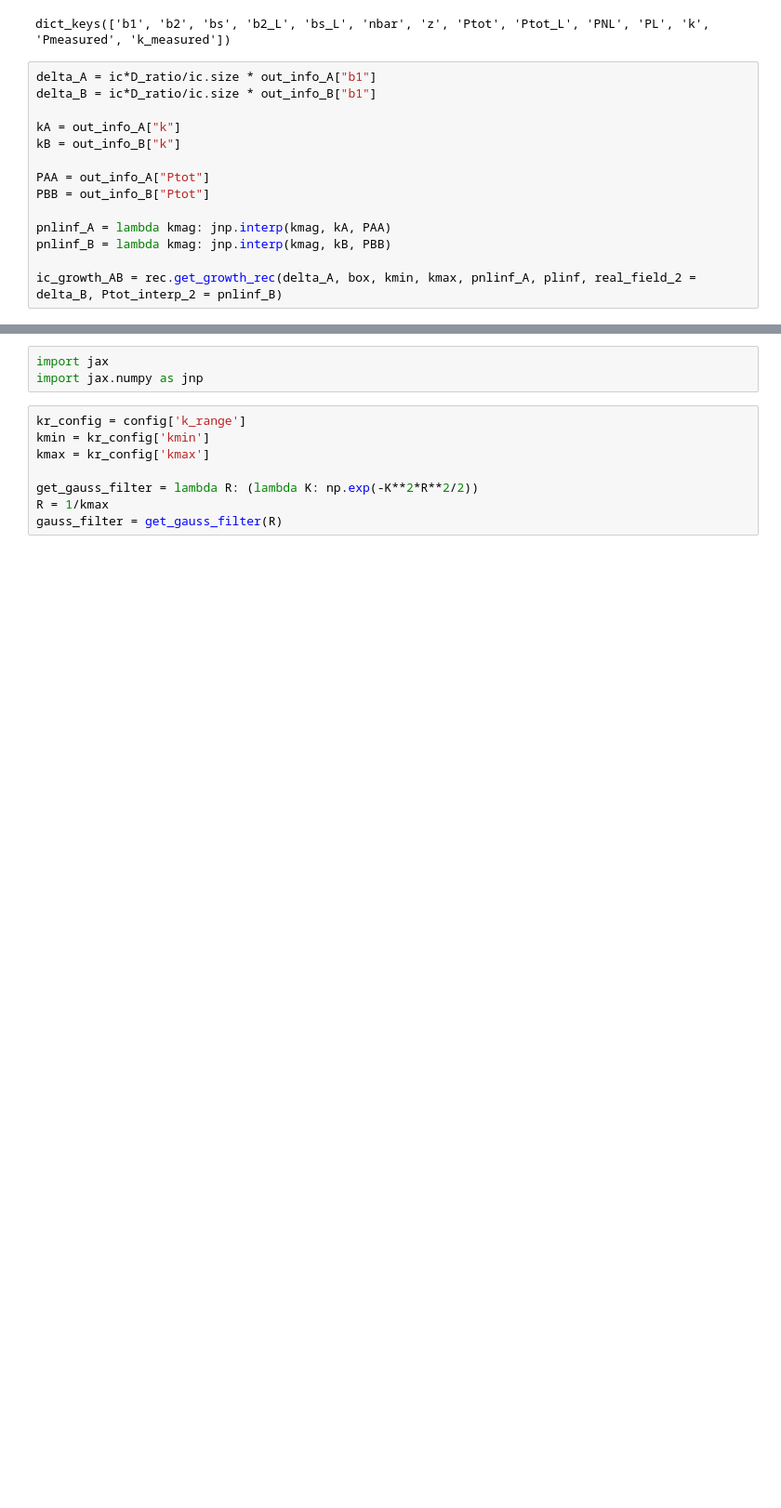
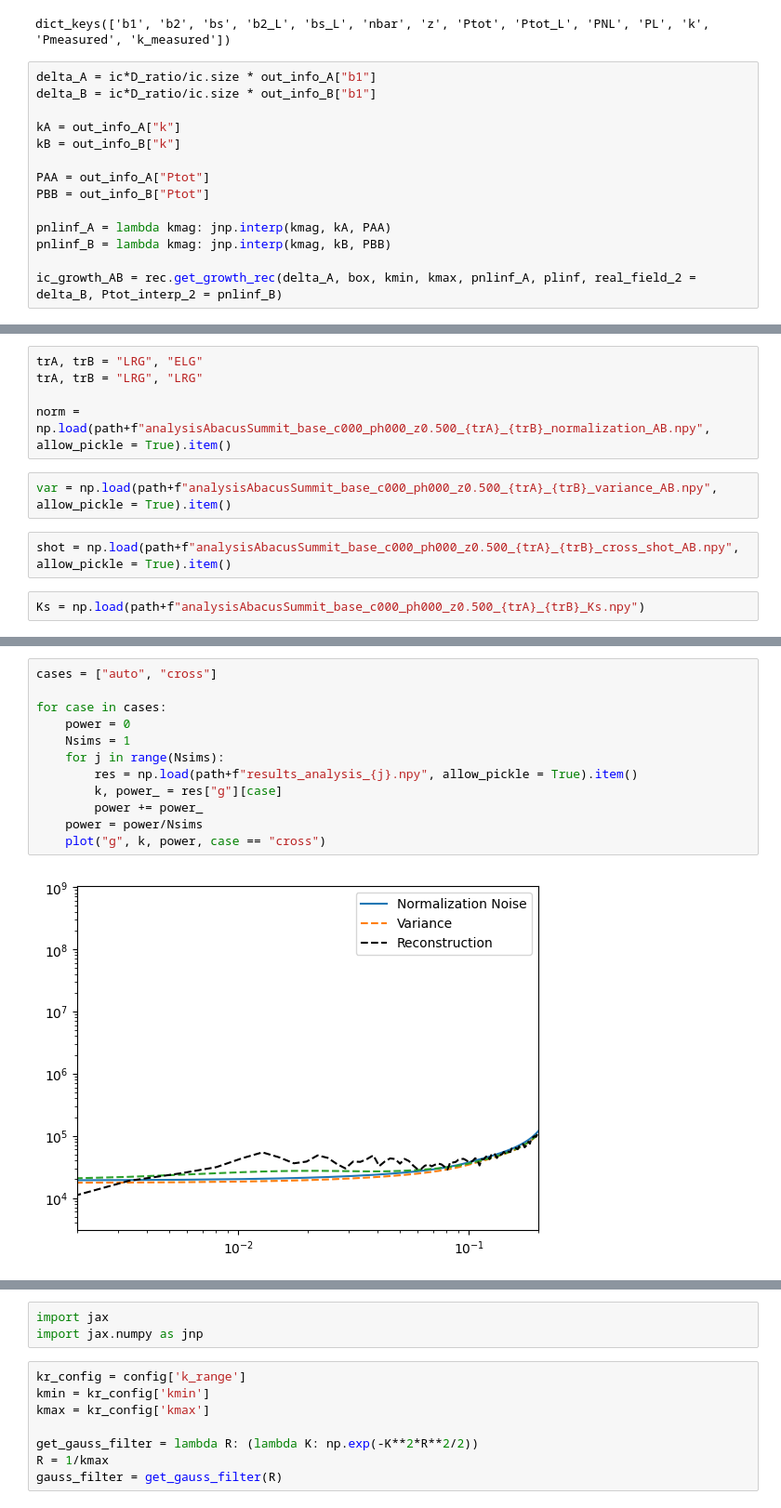
Before and after one commit to Saladino93/qeep, a Jupyter notebook: notebooks/abacus_growth_short.ipynb, the cells around one changed output, grey strips where cells are left out. Shown at 93% size. Cells and saved outputs as stored; diff of their text form; blank space fills up the shorter version.

```diff
--- a/notebooks/abacus_growth_short.ipynb
+++ b/notebooks/abacus_growth_short.ipynb
@@ -737,0 +178,11 @@ nbar = Nparticles[0]/box_Mpc**3
+# %%
+trA, trB = "LRG", "ELG"
+trA, trB = "LRG", "LRG"
+
+norm = np.load(path+f"analysisAbacusSummit_base_c000_ph000_z0.500_{trA}_{trB}_normalization_AB.npy", allow_pickle = True).item()
+# %%
+var = np.load(path+f"analysisAbacusSummit_base_c000_ph000_z0.500_{trA}_{trB}_variance_AB.npy", allow_pickle = True).item()
+# %%
+shot = np.load(path+f"analysisAbacusSummit_base_c000_ph000_z0.500_{trA}_{trB}_cross_shot_AB.npy", allow_pickle = True).item()
+# %%
+Ks = np.load(path+f"analysisAbacusSummit_base_c000_ph000_z0.500_{trA}_{trB}_Ks.npy")
@@ -737,0 +225,14 @@ nbar = Nparticles[0]/box_Mpc**3
+# %%
+cases = ["auto", "cross"]
+
+for case in cases:
+    power = 0
+    Nsims = 1
+    for j in range(Nsims):
+        res = np.load(path+f"results_analysis_{j}.npy", allow_pickle = True).item()
+        k, power_ = res["g"][case]
+        power += power_
+    power = power/Nsims
+    plot("g", k, power, case == "cross")
+# %% [output]
+[figure, added]
```
Also changed, not shown: parts of 65 cells of this notebook, 23 other files.
